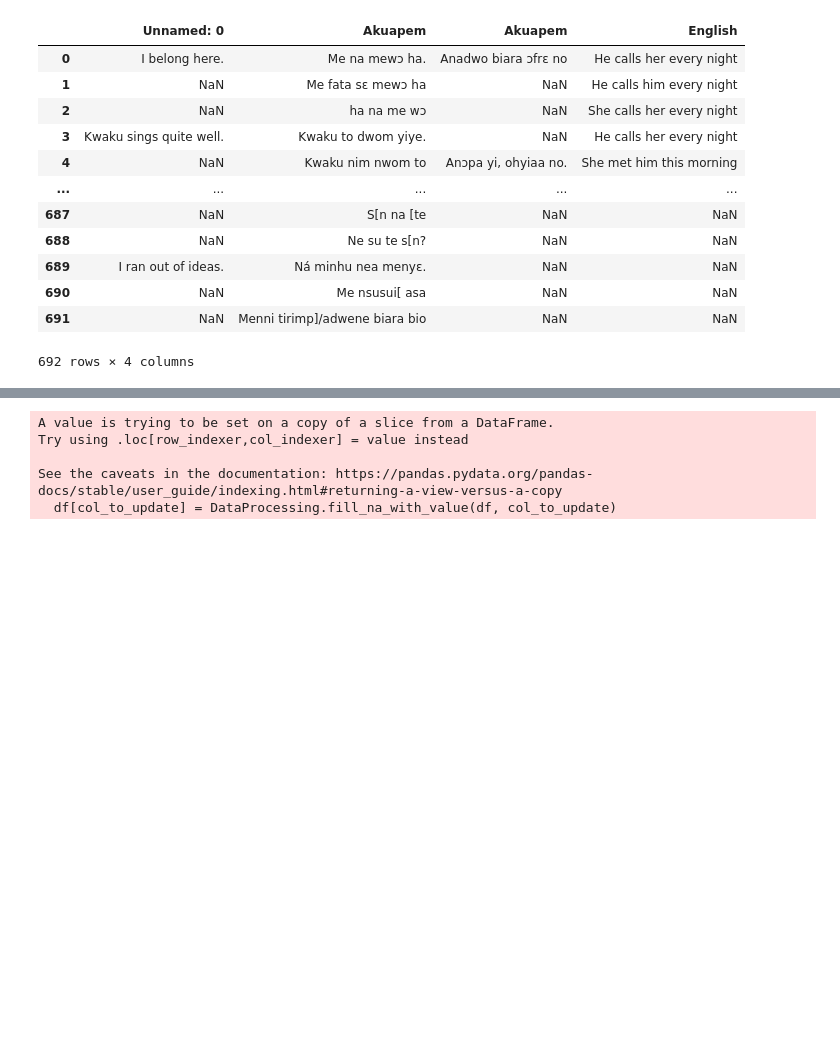
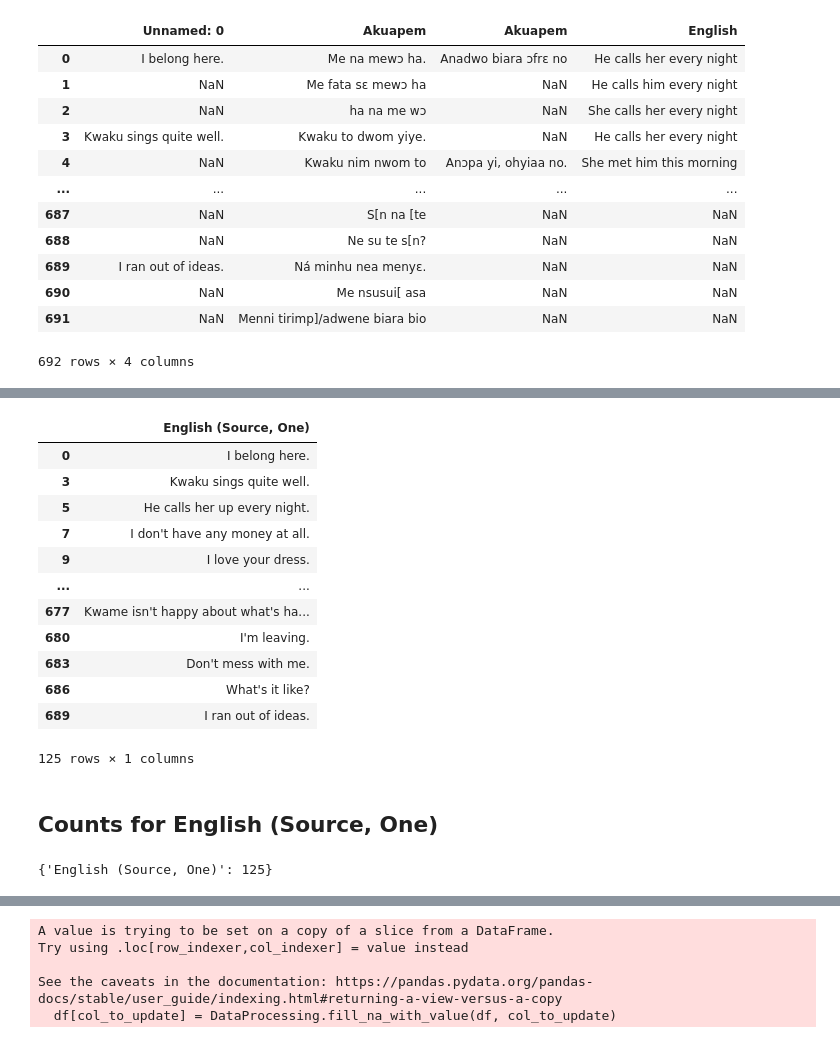
Before and after one commit to Brinkley97/comp-express-mt, a Jupyter notebook: notebook_experiments/data_analysis.ipynb, the cells around one changed output, grey strips where cells are left out. Saved outputs shown, nothing was run; the diff lists cells and outputs as text; code cells hidden in the pictures; blank space fills up the shorter version.

Commit message:
feat: count eng-akan and akan-eng

```diff
--- a/notebook_experiments/data_analysis.ipynb
+++ b/notebook_experiments/data_analysis.ipynb
@@ -132,0 +55,8 @@ See the caveats in the documentation: https://pandas.pydata.org/pandas-docs/stab
+# %%
+cols_to_rename = {"Unnamed: 0": "English (Source, One)",
+                  "Akuapem": "Akan (Target, Many)"
+                  }
+one_to_many_cols = [0, 1]
+base_one_to_many_df = DataProcessing.split_df_mappings(df, one_to_many_cols)
+
+DataProcessing.rename_df_cols(base_one_to_many_df, cols_to_rename)
@@ -132,0 +81,24 @@ See the caveats in the documentation: https://pandas.pydata.org/pandas-docs/stab
+# %%
+no_nan_one_to_many_df = base_one_to_many_df.iloc[: , [0]].dropna()
+no_nan_one_to_many_df
+# %% [output]
+|  | English (Source, One) |
+| 0 | I belong here. |
+| 3 | Kwaku sings quite well. |
+| 5 | He calls her up every night. |
+| 7 | I don't have any money at all. |
+| 9 | I love your dress. |
+| ... | ... |
+| 677 | Kwame isn't happy about what's ha... |
+| 680 | I'm leaving. |
+| 683 | Don't mess with me. |
+| 686 | What's it like? |
+| 689 | I ran out of ideas. |
+125 rows × 1 columns
+# %% [markdown]
+## Counts for English (Source, One)
+# %%
+collect_stats[f'{no_nan_one_to_many_df.columns[0]}'] = len(no_nan_one_to_many_df)
+collect_stats
+# %% [output]
+{'English (Source, One)': 125}
```
Also changed, not shown: parts of 26 cells of this notebook, 1 other file.
